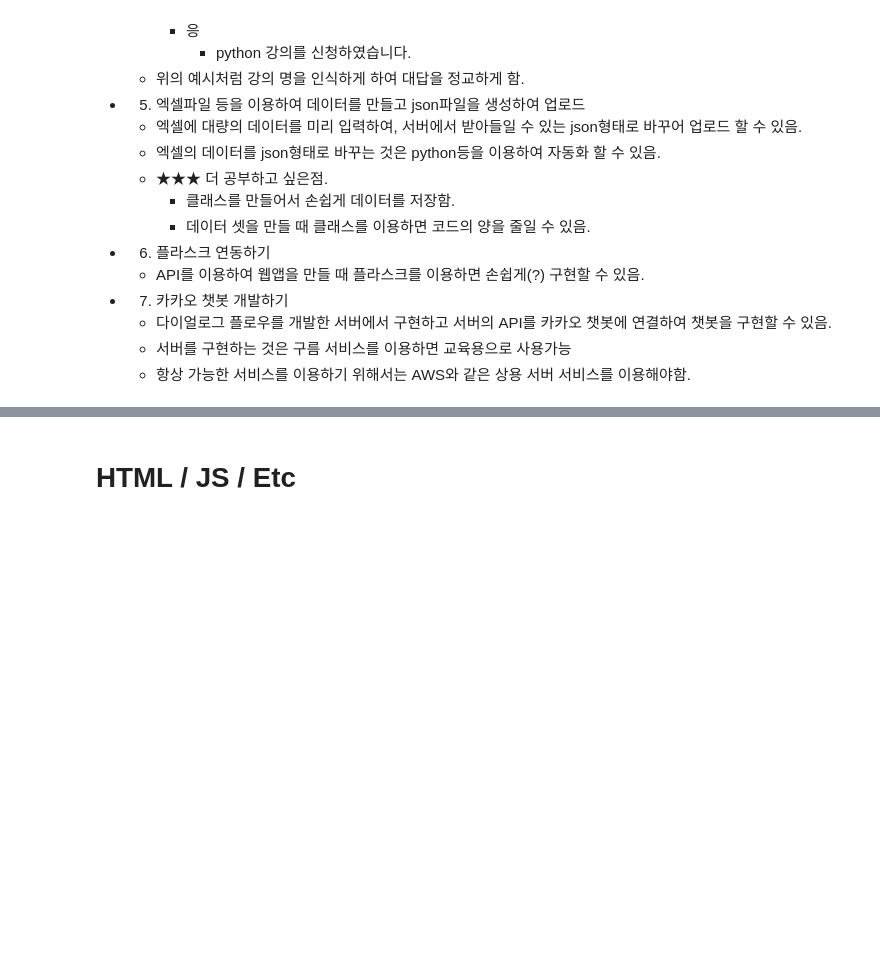
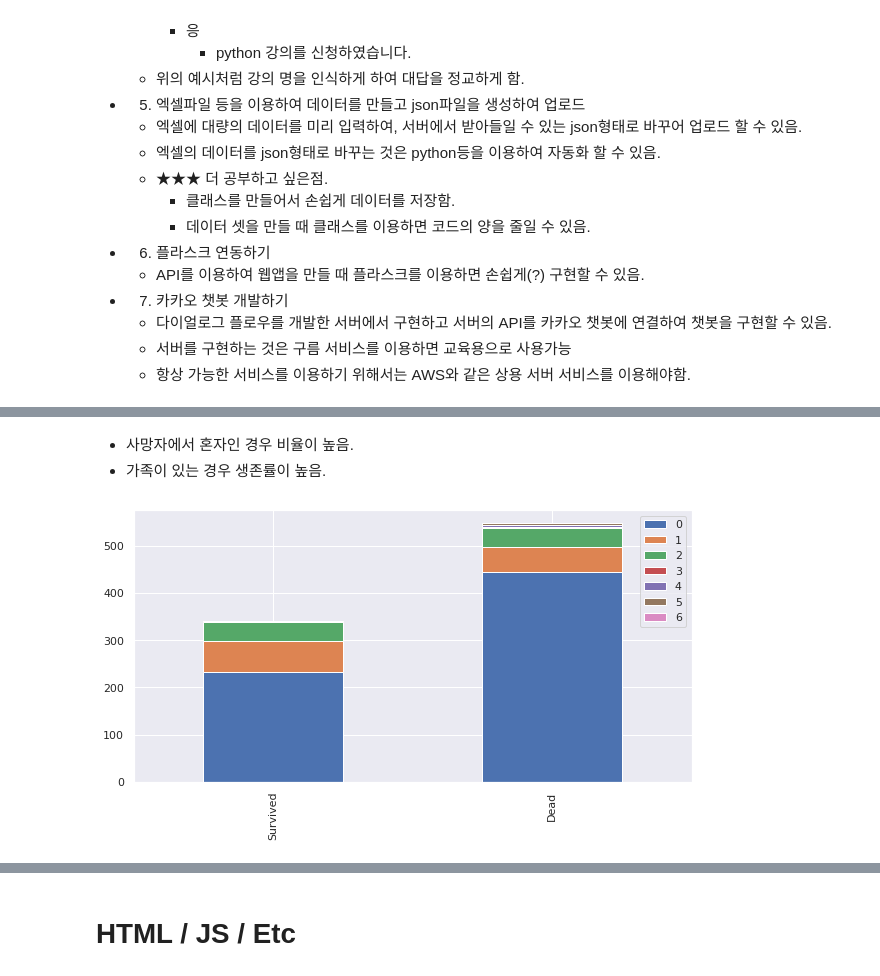
Before and after one commit to 951237/TIL, a Jupyter notebook: TIL_2020_02.ipynb, the cells around one changed output, grey strips where cells are left out. Drawn from its saved outputs; the diff is of its cells as text; code cells hidden in the pictures; blank space fills up the shorter version.

```diff
--- a/TIL_2020_02.ipynb
+++ b/TIL_2020_02.ipynb
@@ -341,0 +519,7 @@ hyo
+# %% [markdown]
+- 사망자에서 혼자인 경우 비율이 높음.
+- 가족이 있는 경우 생존률이 높음.
+# %%
+bar_chart('Parch')
+# %% [output]
+[figure, added]
```
Also changed, not shown: parts of 33 cells of this notebook.
